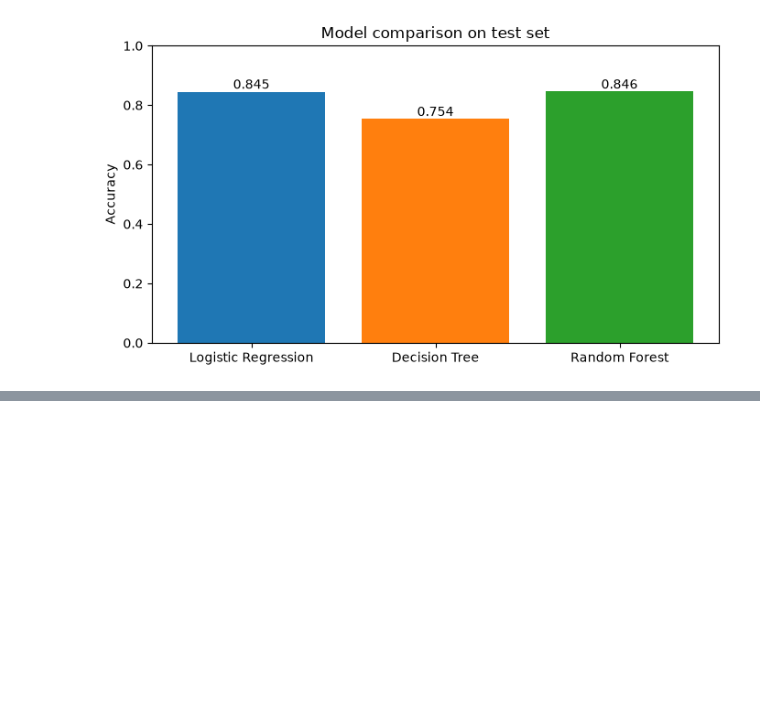
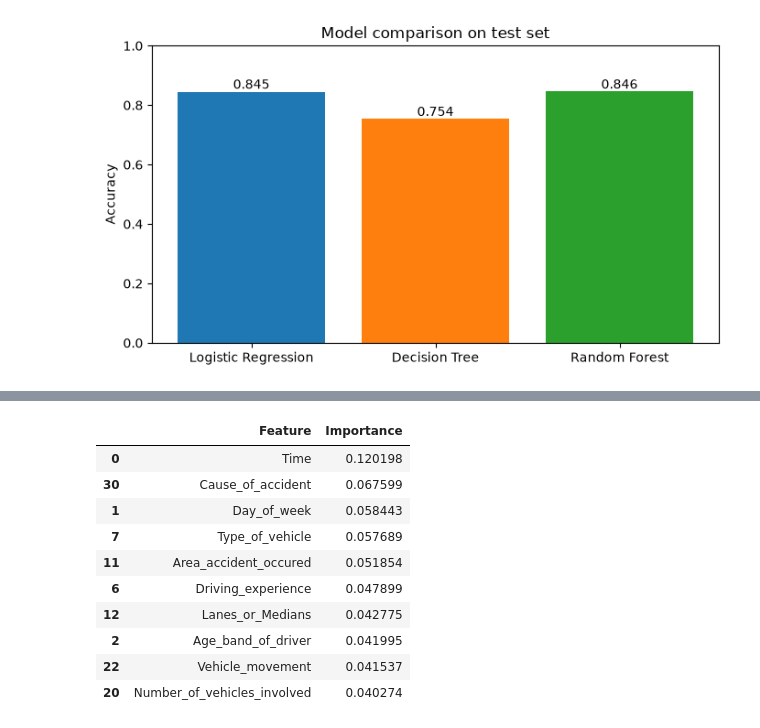
Before and after one commit to KomalKumari27/Road_Accident_Severity_Analyzer, a Jupyter notebook: notebook/02_Model_Training.ipynb, the cells around one changed output, grey strips where cells are left out. Cells and saved outputs as stored; diff of their text form; code cells hidden in the pictures; blank space fills up the shorter version.

```diff
--- a/notebook/02_Model_Training.ipynb
+++ b/notebook/02_Model_Training.ipynb
@@ -180,0 +277,24 @@ plt.show()
+# %%
+importance = pd.DataFrame({
+    "Feature": X.columns,
+    "Importance": rf_model.feature_importances_
+})
+
+importance = importance.sort_values(
+    by="Importance",
+    ascending=False
+)
+
+importance.head(10)
+# %% [output]
+|  | Feature | Importance |
+| 0 | Time | 0.120198 |
+| 30 | Cause_of_accident | 0.067599 |
+| 1 | Day_of_week | 0.058443 |
+| 7 | Type_of_vehicle | 0.057689 |
+| 11 | Area_accident_occured | 0.051854 |
+| 6 | Driving_experience | 0.047899 |
+| 12 | Lanes_or_Medians | 0.042775 |
+| 2 | Age_band_of_driver | 0.041995 |
+| 22 | Vehicle_movement | 0.041537 |
+| 20 | Number_of_vehicles_involved | 0.040274 |
```
Also changed, not shown: parts of 14 cells of this notebook.
